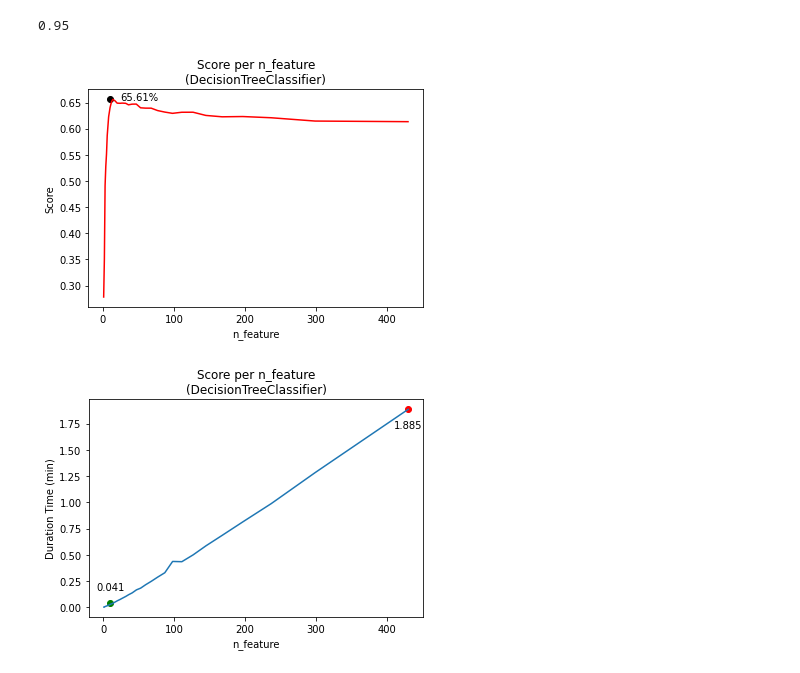
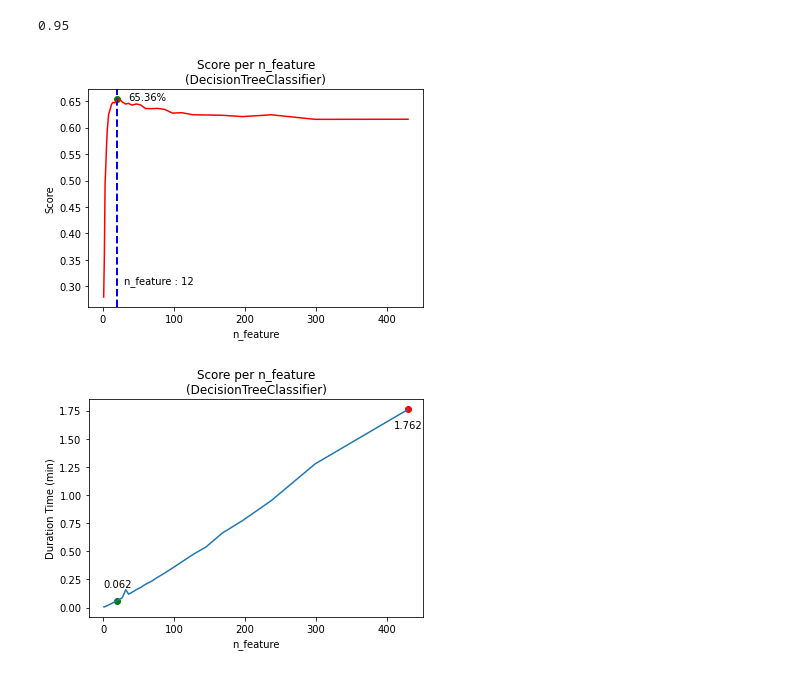
Before and after one commit to ykykyk112/machine_learning, a Jupyter notebook: sklearn_exercise/Dimentionality_Reduction.ipynb, the cells around one changed output. Drawn from its saved outputs; the diff is of its cells as text; code cells hidden in the pictures.

```diff
--- a/sklearn_exercise/Dimentionality_Reduction.ipynb
+++ b/sklearn_exercise/Dimentionality_Reduction.ipynb
@@ -317,7 +317,7 @@ def get_time_score(X, y, clf) :
         pca_t = PCA(n_components = variance)
         X_reduced = pca_t.fit_transform(X)
         n_component[index] = pca_t.n_components_
-        X_train, X_test, y_train, y_test = train_test_split(X_reduced, y, test_size = 0.2, random_state = 42)
+        X_train, X_test, y_train, y_test = train_test_split(X_reduced, y, test_size = 0.2, shuffle = False, random_state = 42)
         start = time.time()
         clf.fit(X_train, y_train)
         run_time[index] = (time.time()-start)
@@ -380,28 +380,31 @@ pca.n_components
 # %%
 def plot_score_variance(score, clf):
     best_score_feature = np.argmax(score)
-    plt.scatter(best_score_feature, score[best_score_feature], c = 'k')
-    plt.text(best_score_feature+15, score[best_score_feature]-0.005, '{:.2f}'.format(score[best_score_feature]*100)+'%', color='k', horizontalalignment = 'left',verticalalignment='bottom')
+    plt.scatter(component_per_variance[best_score_feature], score[best_score_feature], c = 'g')
+    plt.text(component_per_variance[best_score_feature]+15, score[best_score_feature]-0.005, '{:.2f}'.format(score[best_score_feature]*100)+'%', color='k', horizontalalignment = 'left',verticalalignment='bottom')
+    plt.axvline(component_per_variance[best_score_feature], color='b', linestyle='--', linewidth=2)
+    plt.text(component_per_variance[best_score_feature]+10, 0.3, 'n_feature : {}'.format(best_score_feature), color='k', horizontalalignment = 'left',verticalalignment='bottom')
     plt.plot(component_per_variance, score, '-r')
     plt.title('Score per n_feature\n({})'.format(clf))
     plt.xlabel('n_feature')
     plt.ylabel('Score')
 
-plot_score_variance(score_per_variance, 'DecisionTreeClassifier')
+plot_score_variance(score_per_variance ,'DecisionTreeClassifier')
 # %% [output]
-[figure, old version]
+[figure, new version]
 # %%
-def plot_time_variance(time_per_variance, clf) :
+def plot_time_variance(time_per_variance, score_per_variance, clf) :
     plt.plot(component_per_variance, time_per_variance)
-    plt.scatter(best_score_feature, time_per_variance[best_score_feature], c = 'g')
-    plt.text(best_score_feature, time_per_variance[best_score_feature]+0.1, '{:.3f}'.format(time_per_variance[best_score_feature]), color='k', horizontalalignment = 'center',verticalalignment='bottom')
-    plt.scatter(component_per_variance[32], time_per_variance[32], c = 'r')
-    plt.text(component_per_variance[32], time_per_variance[32]-0.1, '{:.3f}'.format(time_per_variance[32]), color='k', horizontalalignment = 'center',verticalalignment='top')
+    best_score_feature = np.argmax(score_per_variance)
+    plt.scatter(component_per_variance[best_score_feature], time_per_variance[best_score_feature], c = 'g')
+    plt.text(component_per_variance[best_score_feature], time_per_variance[best_score_feature]+0.1, '{:.3f}'.format(time_per_variance[best_score_feature]), color='k', horizontalalignment = 'center',verticalalignment='bottom')
+    plt.scatter(component_per_variance[len(time_per_variance)-1], time_per_variance[len(time_per_variance)-1], c = 'r')
+    plt.text(component_per_variance[len(time_per_variance)-1], time_per_variance[-1]-0.1, '{:.3f}'.format(time_per_variance[-1]), color='k', horizontalalignment = 'center',verticalalignment='top')
     plt.title('Score per n_feature\n({})'.format(clf))
     plt.xlabel('n_feature')
     plt.ylabel('Duration Time (min)')
 
-plot_time_variance(time_per_variance, 'DecisionTreeClassifier')
+plot_time_variance(time_per_variance, score_per_variance, 'DecisionTreeClassifier')
 # %% [output]
-[figure, old version]
+[figure, new version]
 # %%
```
Also changed, not shown: parts of 15 cells of this notebook.
